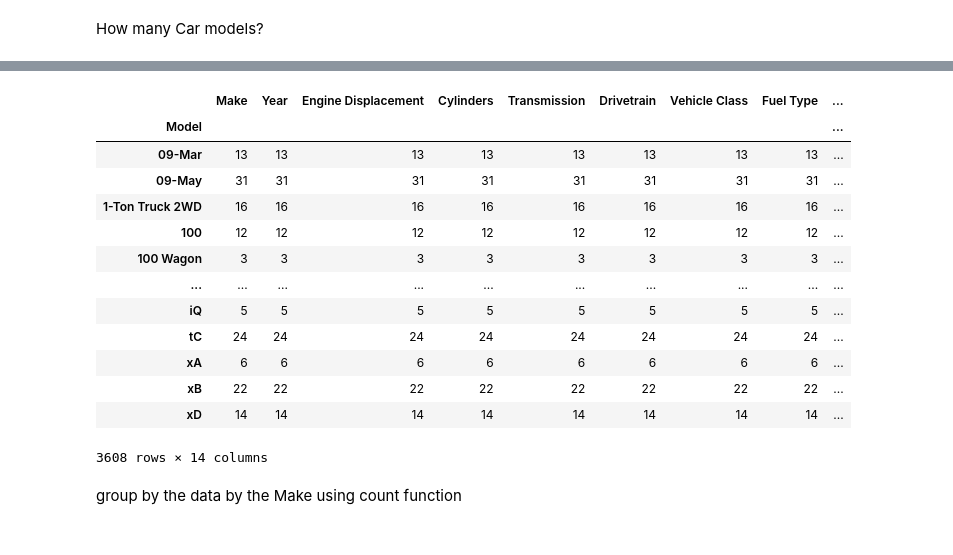
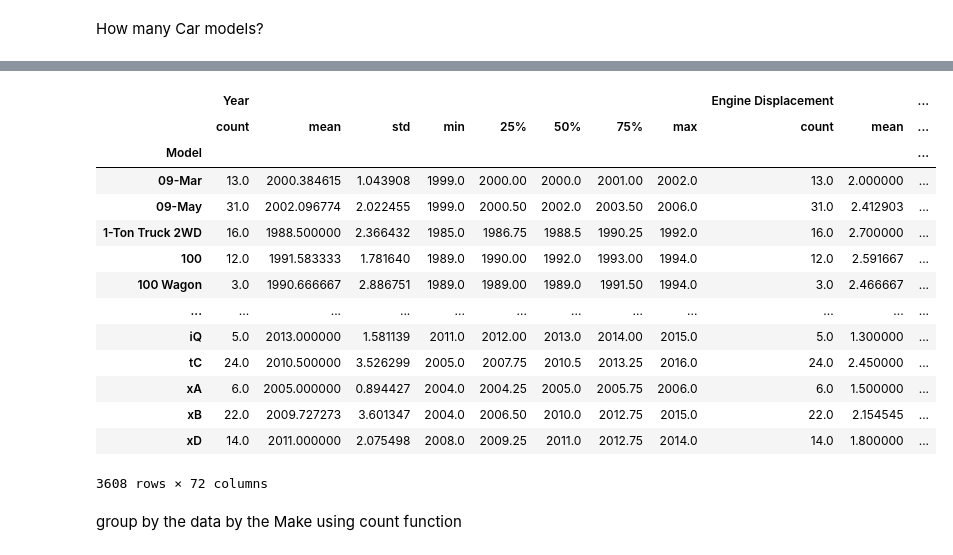
Before and after one commit to HannaFox/IH_Labs, a Jupyter notebook: 12_Lab_Pandas_Grouping_Data_Vehicles.ipynb, the cells around one changed output, grey strips where cells are left out. Saved outputs shown, nothing was run; the diff lists cells and outputs as text; code cells hidden in the pictures.

```diff
--- a/12_Lab_Pandas_Grouping_Data_Vehicles.ipynb
+++ b/12_Lab_Pandas_Grouping_Data_Vehicles.ipynb
@@ -19,22 +34,22 @@ How many Car models?
 # %%
-cars_models = cars.groupby("Model").count()
-cars_models
+cars.groupby("Model").describe()
 #3608 rows == 3608 different car models
 # %% [output]
-|  | Make | Year | Engine Displacement | Cylinders | Transmission | Drivetrain | Vehicle Class | Fuel Type | ... |
-| Model |  |  |  |  |  |  |  |  | ... |
-| 09-Mar | 13 | 13 | 13 | 13 | 13 | 13 | 13 | 13 | ... |
-| 09-May | 31 | 31 | 31 | 31 | 31 | 31 | 31 | 31 | ... |
-| 1-Ton Truck 2WD | 16 | 16 | 16 | 16 | 16 | 16 | 16 | 16 | ... |
-| 100 | 12 | 12 | 12 | 12 | 12 | 12 | 12 | 12 | ... |
-| 100 Wagon | 3 | 3 | 3 | 3 | 3 | 3 | 3 | 3 | ... |
-| ... | ... | ... | ... | ... | ... | ... | ... | ... | ... |
-| iQ | 5 | 5 | 5 | 5 | 5 | 5 | 5 | 5 | ... |
-| tC | 24 | 24 | 24 | 24 | 24 | 24 | 24 | 24 | ... |
-| xA | 6 | 6 | 6 | 6 | 6 | 6 | 6 | 6 | ... |
-| xB | 22 | 22 | 22 | 22 | 22 | 22 | 22 | 22 | ... |
-| xD | 14 | 14 | 14 | 14 | 14 | 14 | 14 | 14 | ... |
+|  | Year |  |  |  |  |  |  |  | Engine Displacement |  | ... |
+|  | count | mean | std | min | 25% | 50% | 75% | max | count | mean | ... |
+| Model |  |  |  |  |  |  |  |  |  |  | ... |
+| 09-Mar | 13.0 | 2000.384615 | 1.043908 | 1999.0 | 2000.00 | 2000.0 | 2001.00 | 2002.0 | 13.0 | 2.000000 | ... |
+| 09-May | 31.0 | 2002.096774 | 2.022455 | 1999.0 | 2000.50 | 2002.0 | 2003.50 | 2006.0 | 31.0 | 2.412903 | ... |
+| 1-Ton Truck 2WD | 16.0 | 1988.500000 | 2.366432 | 1985.0 | 1986.75 | 1988.5 | 1990.25 | 1992.0 | 16.0 | 2.700000 | ... |
+| 100 | 12.0 | 1991.583333 | 1.781640 | 1989.0 | 1990.00 | 1992.0 | 1993.00 | 1994.0 | 12.0 | 2.591667 | ... |
+| 100 Wagon | 3.0 | 1990.666667 | 2.886751 | 1989.0 | 1989.00 | 1989.0 | 1991.50 | 1994.0 | 3.0 | 2.466667 | ... |
+| ... | ... | ... | ... | ... | ... | ... | ... | ... | ... | ... | ... |
+| iQ | 5.0 | 2013.000000 | 1.581139 | 2011.0 | 2012.00 | 2013.0 | 2014.00 | 2015.0 | 5.0 | 1.300000 | ... |
+| tC | 24.0 | 2010.500000 | 3.526299 | 2005.0 | 2007.75 | 2010.5 | 2013.25 | 2016.0 | 24.0 | 2.450000 | ... |
+| xA | 6.0 | 2005.000000 | 0.894427 | 2004.0 | 2004.25 | 2005.0 | 2005.75 | 2006.0 | 6.0 | 1.500000 | ... |
+| xB | 22.0 | 2009.727273 | 3.601347 | 2004.0 | 2006.50 | 2010.0 | 2012.75 | 2015.0 | 22.0 | 2.154545 | ... |
+| xD | 14.0 | 2011.000000 | 2.075498 | 2008.0 | 2009.25 | 2011.0 | 2012.75 | 2014.0 | 14.0 | 1.800000 | ... |
-3608 rows × 14 columns
+3608 rows × 72 columns
 # %% [markdown]
 group by the data by the Make  using count function
 # %%
```
Also changed, not shown: parts of 22 cells of this notebook.
